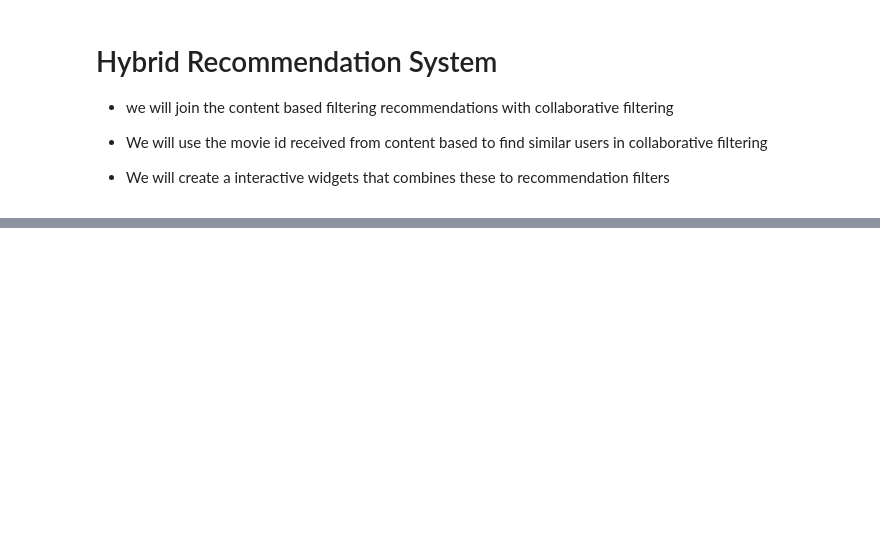
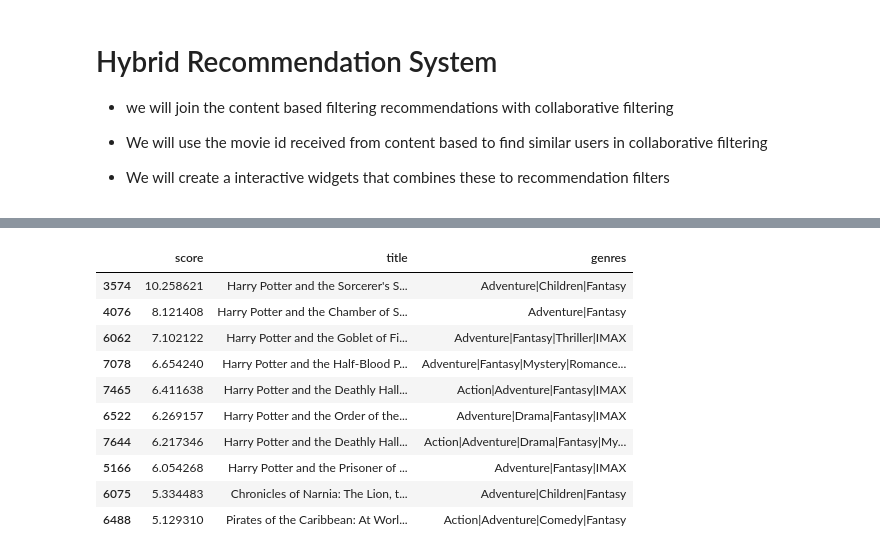
Before and after one commit to 7H0M45-4N70NY/Recommendation_Systems, a Jupyter notebook: Hybrid_Movie_Recommendation_System_pynb.ipynb, the cells around one changed output, grey strips where cells are left out. Cells and saved outputs as stored; diff of their text form; code cells hidden in the pictures; blank space fills up the shorter version.

```diff
--- a/Hybrid_Movie_Recommendation_System_pynb.ipynb
+++ b/Hybrid_Movie_Recommendation_System_pynb.ipynb
@@ -359,0 +408,14 @@ Text(value='Toy Story', description='Movie Title')
+# %%
+hybrid_recs("Harry Potter")
+# %% [output]
+|  | score | title | genres |
+| 3574 | 10.258621 | Harry Potter and the Sorcerer's S... | Adventure|Children|Fantasy |
+| 4076 | 8.121408 | Harry Potter and the Chamber of S... | Adventure|Fantasy |
+| 6062 | 7.102122 | Harry Potter and the Goblet of Fi... | Adventure|Fantasy|Thriller|IMAX |
+| 7078 | 6.654240 | Harry Potter and the Half-Blood P... | Adventure|Fantasy|Mystery|Romance... |
+| 7465 | 6.411638 | Harry Potter and the Deathly Hall... | Action|Adventure|Fantasy|IMAX |
+| 6522 | 6.269157 | Harry Potter and the Order of the... | Adventure|Drama|Fantasy|IMAX |
+| 7644 | 6.217346 | Harry Potter and the Deathly Hall... | Action|Adventure|Drama|Fantasy|My... |
+| 5166 | 6.054268 | Harry Potter and the Prisoner of ... | Adventure|Fantasy|IMAX |
+| 6075 | 5.334483 | Chronicles of Narnia: The Lion, t... | Adventure|Children|Fantasy |
+| 6488 | 5.129310 | Pirates of the Caribbean: At Worl... | Action|Adventure|Comedy|Fantasy |
```
Also changed, not shown: parts of 4 cells of this notebook.
